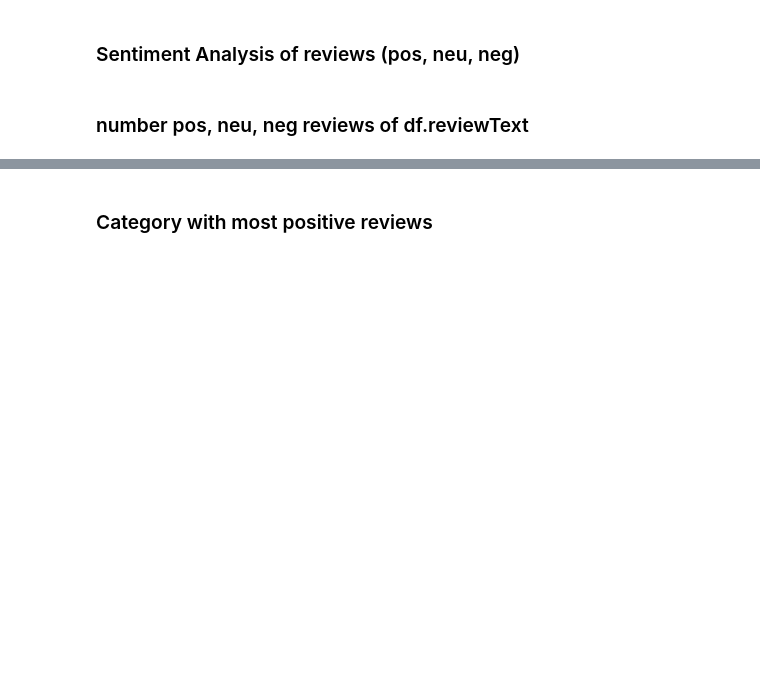
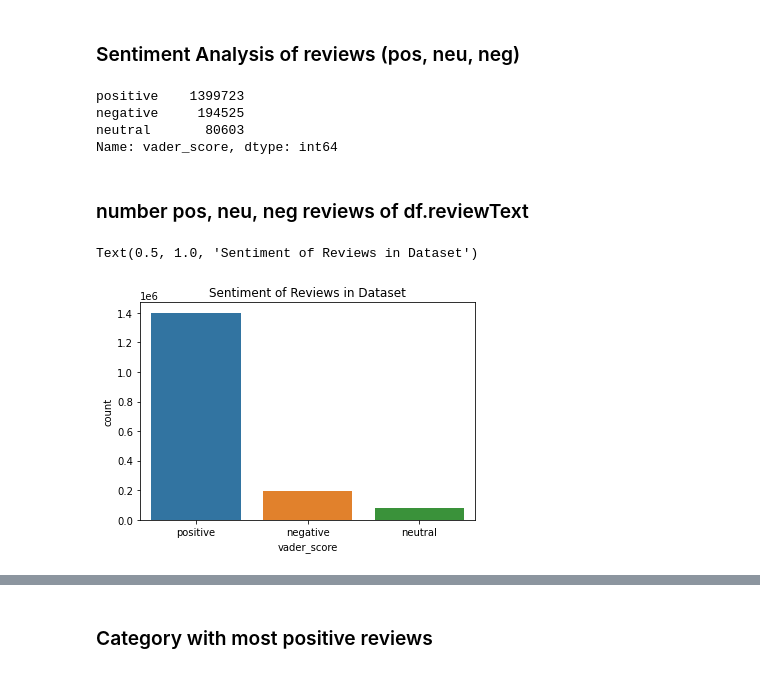
Before and after one commit to halujeff5/Amazon_electronics_recommender, a Jupyter notebook: EDA_NB.ipynb, the cells around one changed output, grey strips where cells are left out. Drawn from its saved outputs; the diff is of its cells as text; code cells hidden in the pictures; blank space fills up the shorter version.

Commit message:
Vader Sentiment and final webscraping

```diff
--- a/EDA_NB.ipynb
+++ b/EDA_NB.ipynb
@@ -298,2 +306,28 @@ fdist.plot(35)
+# %%
+sent=[sid.polarity_scores(x) for x in df.reviewText]
+# %%
+df['vader_score']=[sent[x].get('compound') for x in range(len(sent))]
+# %%
+# Mapped Vader scores to integer counts for easier manipulation
+col         = 'vader_score'
+conditions  = [ df[col] >= .15, (df[col] < .1) & (df[col]> -.1), df[col] <= -.1 ]
+choices     = [ 1, 0, -1 ]
+df["vader_score"] = np.select(conditions, choices, default=np.nan)
+# %%
+#final mapping process
+df['vader_score']= df['vader_score'].map({-1:'negative', 0: 'neutral', 1:'positive'})
+# %%
+df.vader_score.value_counts()
+# %% [output]
+positive    1399723
+negative     194525
+neutral       80603
+Name: vader_score, dtype: int64
 # %% [markdown]
 ### number pos, neu, neg reviews of df.reviewText
+# %%
+sns.countplot(x=df.vader_score)
+plt.title('Sentiment of Reviews in Dataset')
+# %% [output]
+Text(0.5, 1.0, 'Sentiment of Reviews in Dataset')
+[figure, added]
```
Also changed, not shown: parts of 7 cells of this notebook, 2 other files.
